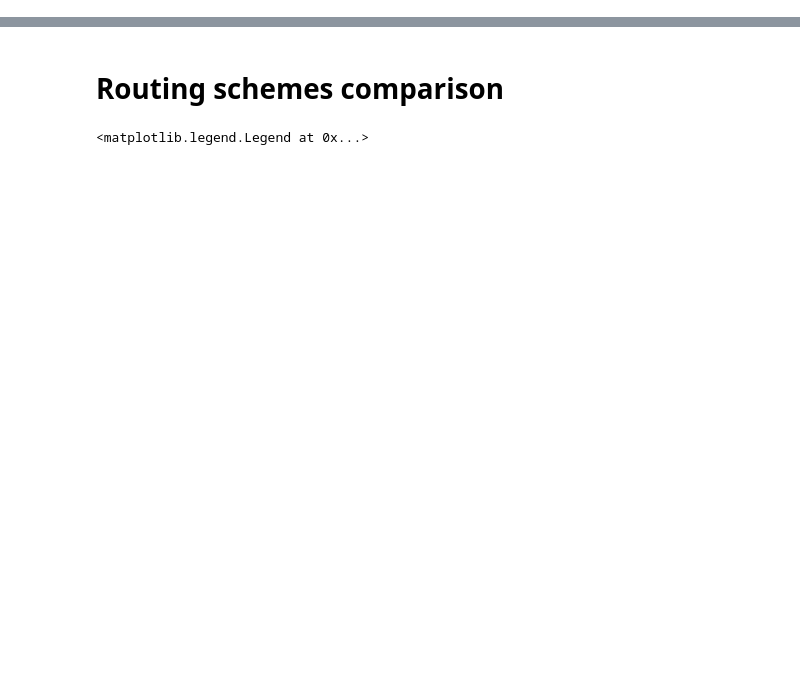
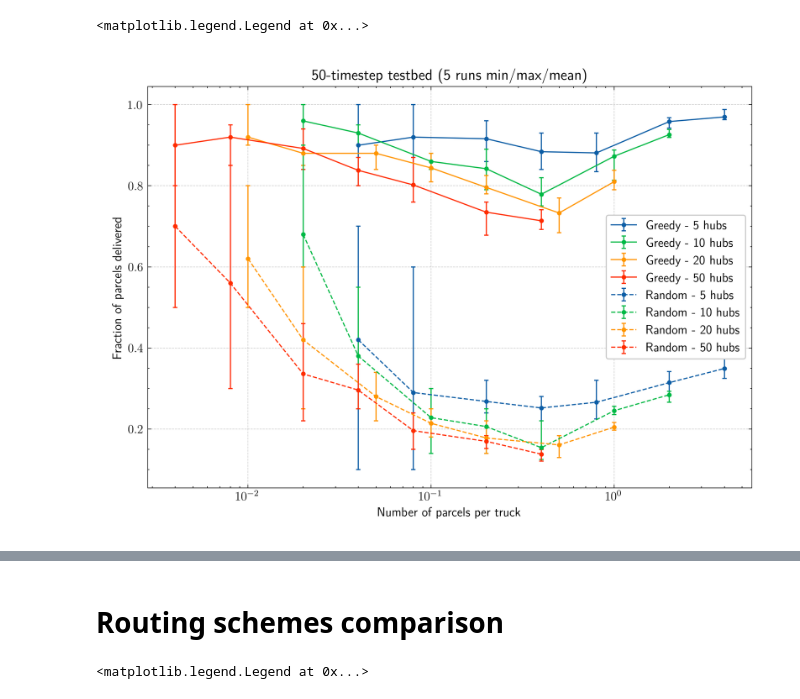
Before and after one commit to google-research/laurel, a Jupyter notebook: notebooks/random_routing.ipynb, the cells around one changed output, grey strips where cells are left out. Drawn from its saved outputs; the diff is of its cells as text; code cells hidden in the pictures; blank space fills up the shorter version.

```diff
--- a/notebooks/random_routing.ipynb
+++ b/notebooks/random_routing.ipynb
@@ -137,0 +252,39 @@ ax.legend()
+# %%
+# Plot performances.
+fig, ax = plt.subplots()
+ax.set_title("50-timestep testbed (5 runs min/max/mean)")
+ax.set_xlabel("Number of parcels per truck")
+ax.set_ylabel("Fraction of parcels delivered")
+ax.set_xscale('log')
+for i, num_hubs in enumerate(nums_hubs):
+    timesteps = 50
+    parcel_per_truck = np.array(nums_parcels) / (num_hubs * timesteps)
+    ax.errorbar(
+        parcel_per_truck,
+        np.nanmean(greedy_perf[i], 1),
+        np.stack([
+            np.nanmean(greedy_perf[i], 1) - np.nanmin(greedy_perf[i], 1),
+            np.nanmax(greedy_perf[i], 1) - np.nanmean(greedy_perf[i], 1)
+        ]),
+        fmt=f'C{i}.-',
+        capsize=2,
+        label=f'Greedy - {num_hubs} hubs'
+    )
+for i, num_hubs in enumerate(nums_hubs):
+    timesteps = 50
+    parcel_per_truck = np.array(nums_parcels) / (num_hubs * timesteps)
+    ax.errorbar(
+        parcel_per_truck,
+        np.nanmean(random_perf[i], 1),
+        np.stack([
+            np.nanmean(random_perf[i], 1) - np.nanmin(random_perf[i], 1),
+            np.nanmax(random_perf[i], 1) - np.nanmean(random_perf[i], 1)
+        ]),
+        fmt=f'C{i}.--',
+        capsize=2,
+        label=f'Random - {num_hubs} hubs'
+    )
+ax.legend()
+# %% [output]
+<matplotlib.legend.Legend at 0x...>
+[figure, added]
```
Also changed, not shown: parts of 11 cells of this notebook, 6 other files.
